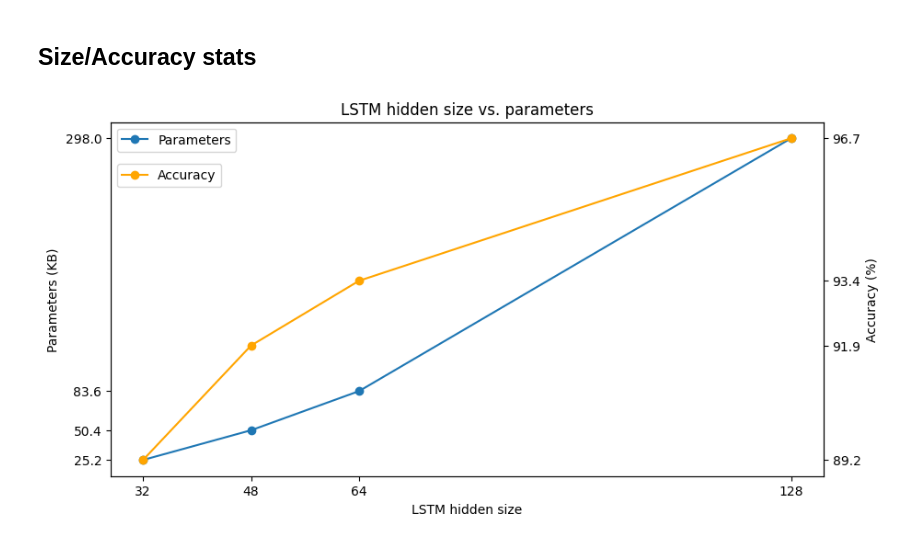
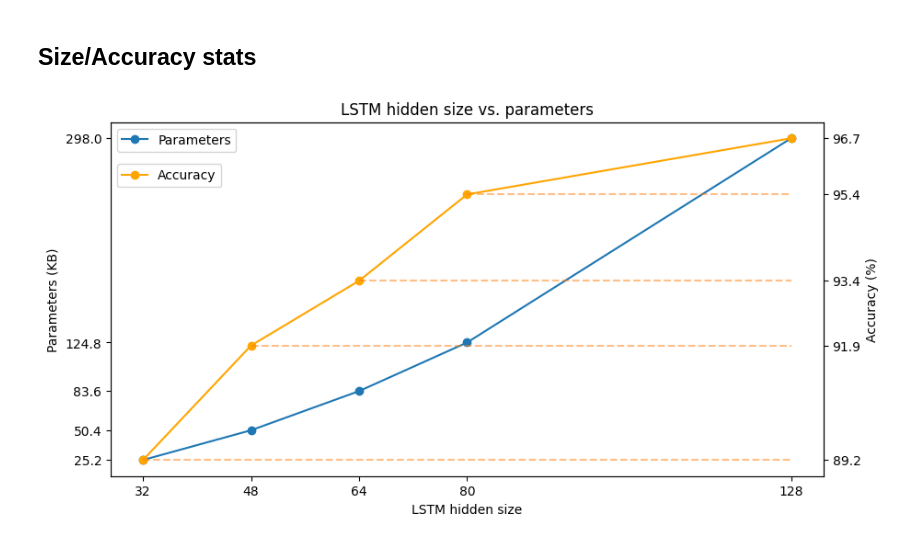
Before and after one commit to chanokin/audio_digit_classifier, a Jupyter notebook: notebooks/training_small.ipynb, the cells around one changed output. Cells and saved outputs as stored; diff of their text form; code cells hidden in the pictures.

```diff
--- a/notebooks/training_small.ipynb
+++ b/notebooks/training_small.ipynb
@@ -279,36 +254,42 @@ plt.show()
 # %% [markdown]
 ## Size/Accuracy stats
 # %%
-lstm_sizes = [128, 64, 48, 32]
-params = [74.5, 20.9, 12.6, 6.3]
+lstm_sizes = [128, 80, 64, 48, 32]
+params = [74.5, 31.2, 20.9, 12.6, 6.3]
 accuracies = {
     128: [97.0, 96.4],
+    80: [95.3, 95.5],
     64: [92.3, 94.5],
     48: [95.0, 88.8],
     32: [86.2, 92.3],
 }
 
-avg_acc = [np.array(accuracies[k]) .mean() for k in lstm_sizes]
+avg_acc = [np.array(accuracies[k]).mean() for k in lstm_sizes]
 # %%
 f, ax = plt.subplots(figsize=(10, 5))
 ax.plot(lstm_sizes, params, marker='o', label="Parameters")
+# ax.hlines(params, [0], lstm_sizes, color='tab:blue', linestyle='--', alpha=0.5)
 ax.set_xlabel("LSTM hidden size")
 ax.set_ylabel("Parameters (KB)")
 ax.set_title("LSTM hidden size vs. parameters")
 ax.set_xticks(lstm_sizes)
 ax.set_xticklabels(lstm_sizes)
 ax.set_yticks(params)
 ax.set_yticklabels(np.array(params) * 4) # convert to KB
 ax.legend(loc="upper left", )
+
 ax2 = ax.twinx()
 ax2.plot(lstm_sizes, avg_acc, marker='o', color='orange', label="Accuracy")
+
+ax2.hlines(avg_acc, lstm_sizes, [128], color='tab:orange', linestyle='--', alpha=0.5)
+
 ax2.set_ylabel("Accuracy (%)")
 ax2.set_yticks(avg_acc)
 ax2.set_yticklabels([f"{a:.1f}" for a in avg_acc])
 ax2.legend(loc="upper left", bbox_to_anchor=(0., 0.9))
 
 
 plt.show()
 # save the model
 # %% [output]
-[figure, old version]
+[figure, new version]
```
Also changed, not shown: parts of 6 cells of this notebook, 6 other files.
